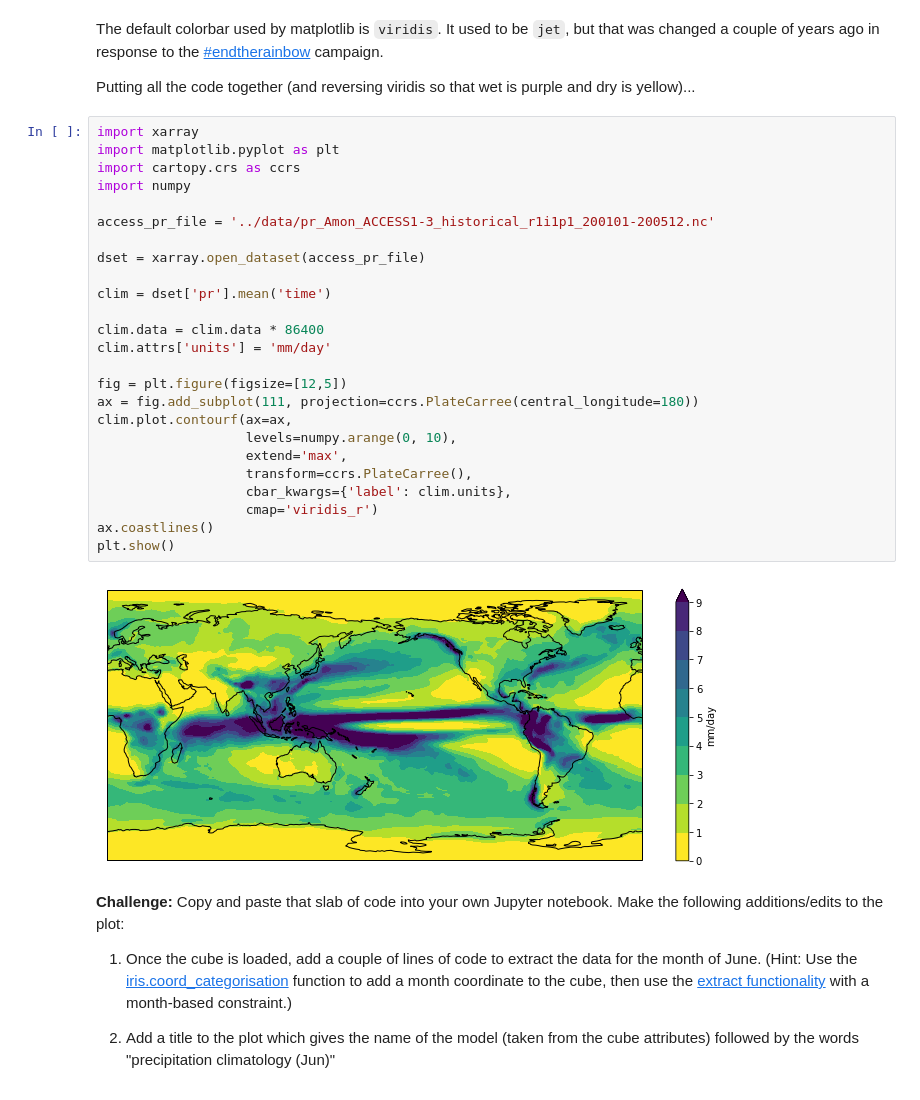
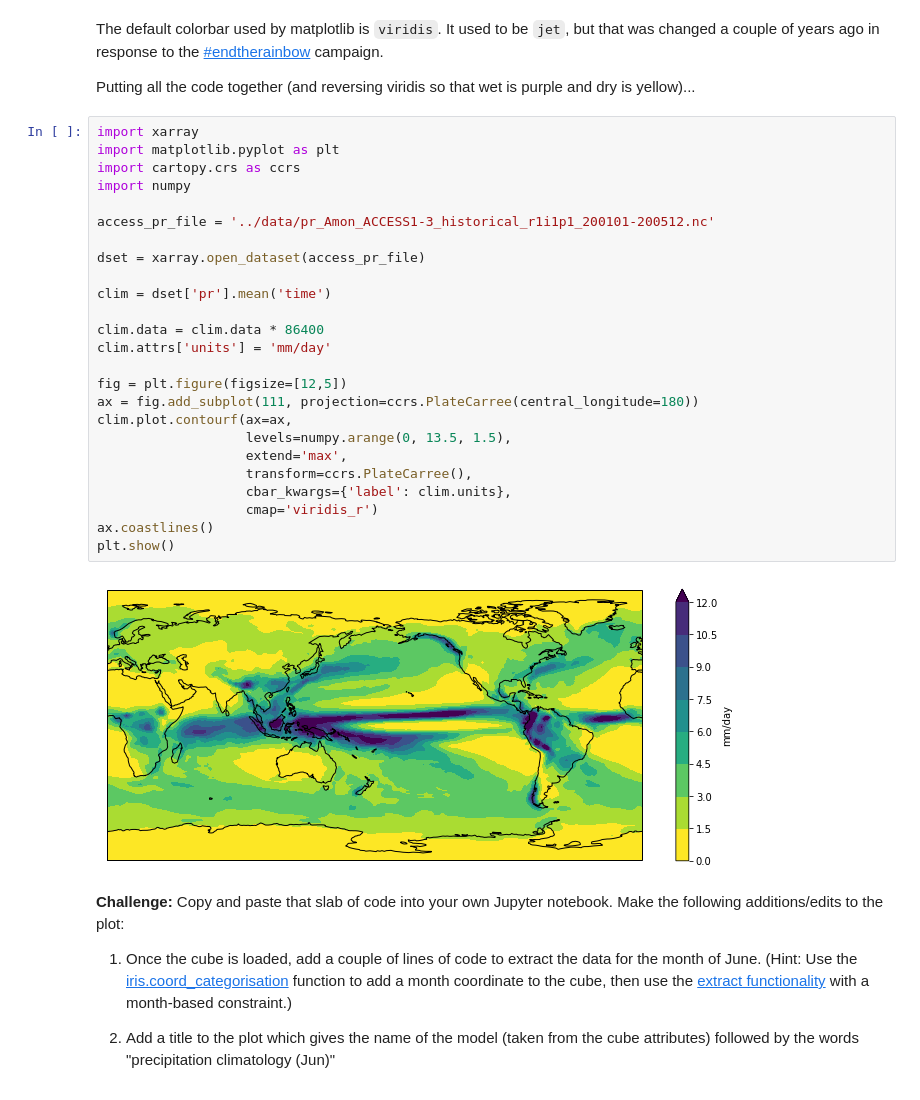
Before and after one commit to carpentries-lab/python-aos-lesson, a Jupyter notebook: notebooks/02-visualisation-xarray.ipynb, the cells around one changed output. Cells and saved outputs as stored; diff of their text form.

```diff
--- a/notebooks/02-visualisation-xarray.ipynb
+++ b/notebooks/02-visualisation-xarray.ipynb
@@ -134,30 +134,30 @@ Putting all the code together (and reversing viridis so that wet is purple and d
 # %%
 import xarray
 import matplotlib.pyplot as plt
 import cartopy.crs as ccrs
 import numpy
 
 access_pr_file = '../data/pr_Amon_ACCESS1-3_historical_r1i1p1_200101-200512.nc'
 
 dset = xarray.open_dataset(access_pr_file)
 
 clim = dset['pr'].mean('time')
 
 clim.data = clim.data * 86400
 clim.attrs['units'] = 'mm/day'
 
 fig = plt.figure(figsize=[12,5])
 ax = fig.add_subplot(111, projection=ccrs.PlateCarree(central_longitude=180))
 clim.plot.contourf(ax=ax,
-                   levels=numpy.arange(0, 10),
+                   levels=numpy.arange(0, 13.5, 1.5),
                    extend='max',
                    transform=ccrs.PlateCarree(),
                    cbar_kwargs={'label': clim.units},
                    cmap='viridis_r')
 ax.coastlines()
 plt.show()
 # %% [output]
-[figure, old version]
+[figure, new version]
 # %% [markdown]
 **Challenge:** Copy and paste that slab of code into your own Jupyter notebook. Make the following additions/edits to the plot:
 
```
Also changed, not shown: parts of 1 cell of this notebook, 3 other files.
